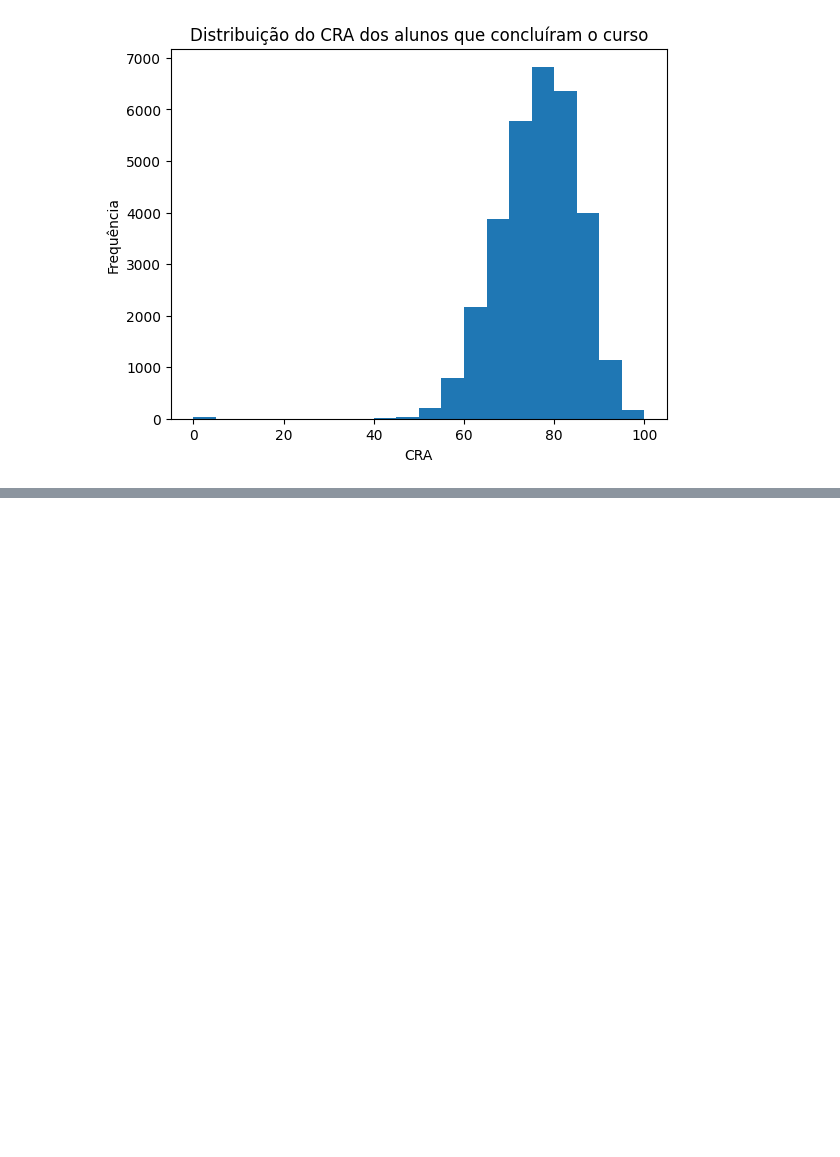
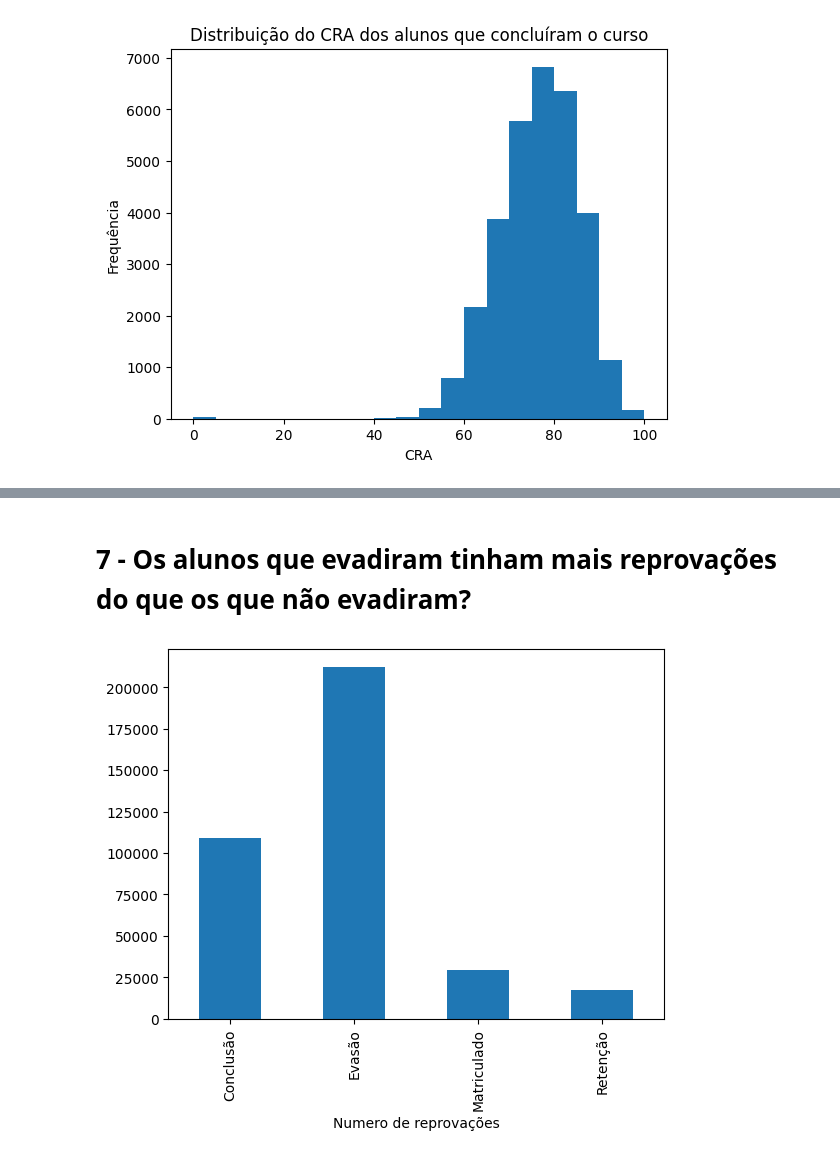
Before and after one commit to viniciusAAferreira/Projeto-Ciencia-de-Dados, a Jupyter notebook: trabalho_ccf425.ipynb, the cells around one changed output, grey strips where cells are left out. Drawn from its saved outputs; the diff is of its cells as text; code cells hidden in the pictures; blank space fills up the shorter version.

```diff
--- a/trabalho_ccf425.ipynb
+++ b/trabalho_ccf425.ipynb
@@ -233,0 +273,10 @@ A média do CRA dos alunos que concluíram o curso é: 76.38
+# %% [markdown]
+# 7 - Os alunos que evadiram tinham mais reprovações do que os que não evadiram?
+# %%
+# Calcular frequência de evasão por gênero
+agrup_by_sit = df.groupby('Situacao_Aluno_Agrupada').sum()
+agrup_by_sit['Num_Reprovacoes'].plot(kind="bar")
+plt.xlabel('Numero de reprovações')
+plt.show()
+# %% [output]
+[figure, added]
```
Also changed, not shown: parts of 8 cells of this notebook.
